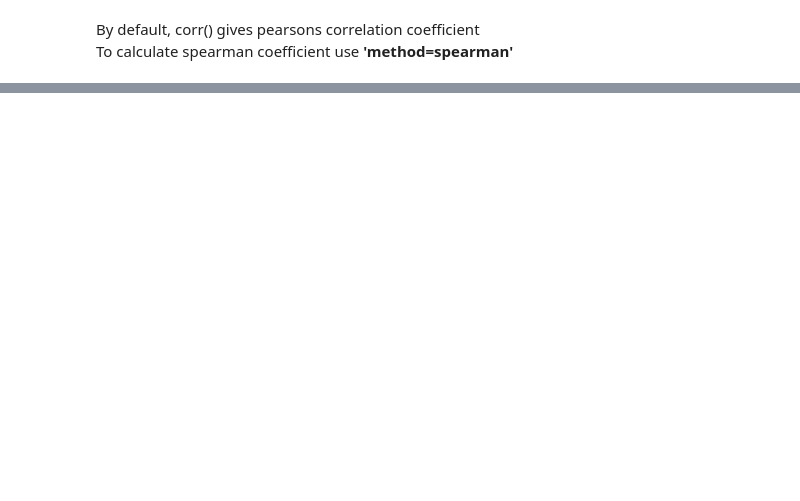
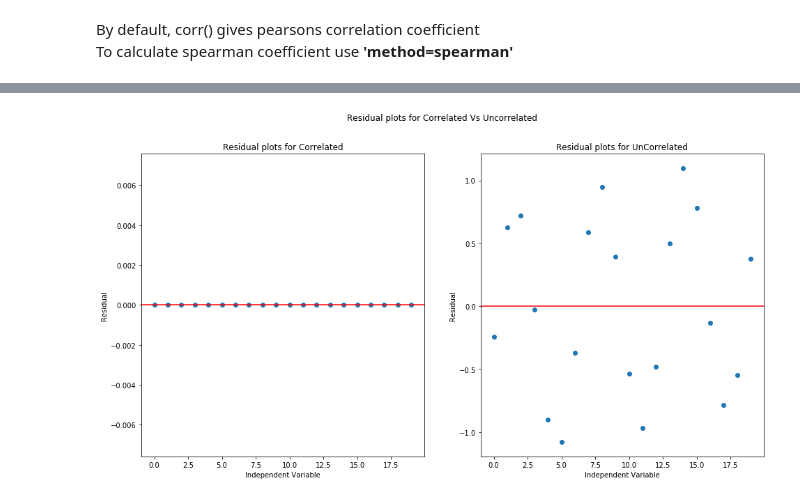
Before and after one commit to SivaLokam/supervisedlearning, a Jupyter notebook: Tutorials/Regression Tutorial.ipynb, the cells around one changed output, grey strips where cells are left out. Cells and saved outputs as stored; diff of their text form; code cells hidden in the pictures; blank space fills up the shorter version.

```diff
--- a/Tutorials/Regression Tutorial.ipynb
+++ b/Tutorials/Regression Tutorial.ipynb
@@ -135,0 +198,3 @@ print(f"spearman_corr {spearman_corr}")
+# %%
+y_corr_residual = y_corr - y_corr_pred
+y_uncorr_residual = y_uncorr - y_uncorr_pred
@@ -135,0 +218,19 @@ print(f"spearman_corr {spearman_corr}")
+# %%
+fig,(axs1,axs2) = plt.subplots(1,2,sharex=False,sharey=False,figsize=(16,8))
+fig.suptitle("Residual plots for Correlated Vs Uncorrelated")
+axs1.set_title("Residual plots for Correlated")
+axs1.set_xlabel("Independent Variable")
+axs1.set_ylabel("Residual")
+axs1.scatter(x,y_corr_residual)
+axs1.axhline(y=0,color='red')
+# axs1.plot(y_corr,y_corr_residual_pred,color="red")
+
+axs2.set_title("Residual plots for UnCorrelated")
+axs2.set_xlabel("Independent Variable")
+axs2.set_ylabel("Residual")
+axs2.scatter(x,y_uncorr_residual)
+axs2.axhline(y=0,color='red')
+# axs2.plot(y_uncorr,y_uncorr_residual_pred,color="red")
+plt.show()
+# %% [output]
+[figure, added]
```
Also changed, not shown: parts of 21 cells of this notebook, 3 other files.
